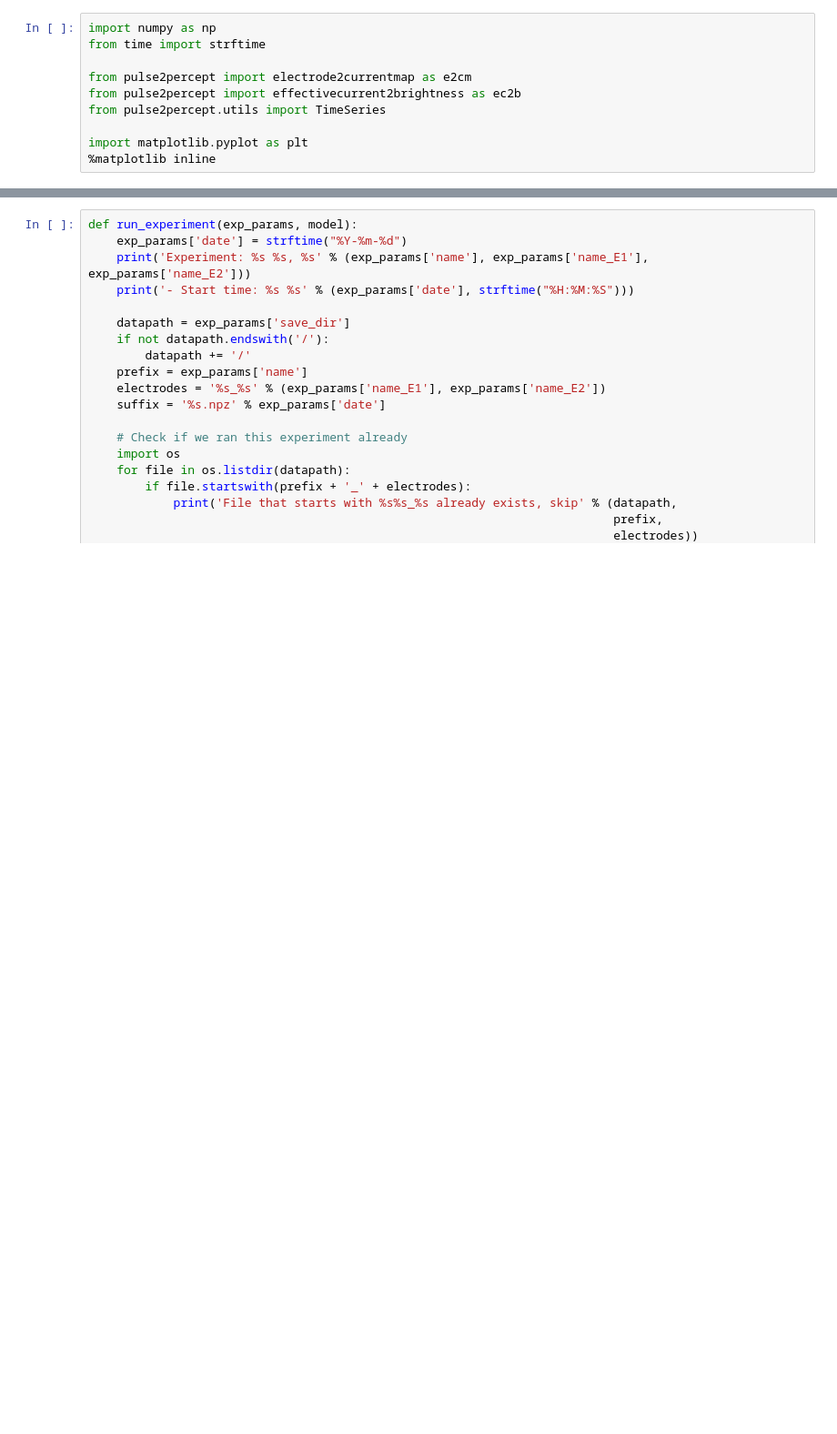
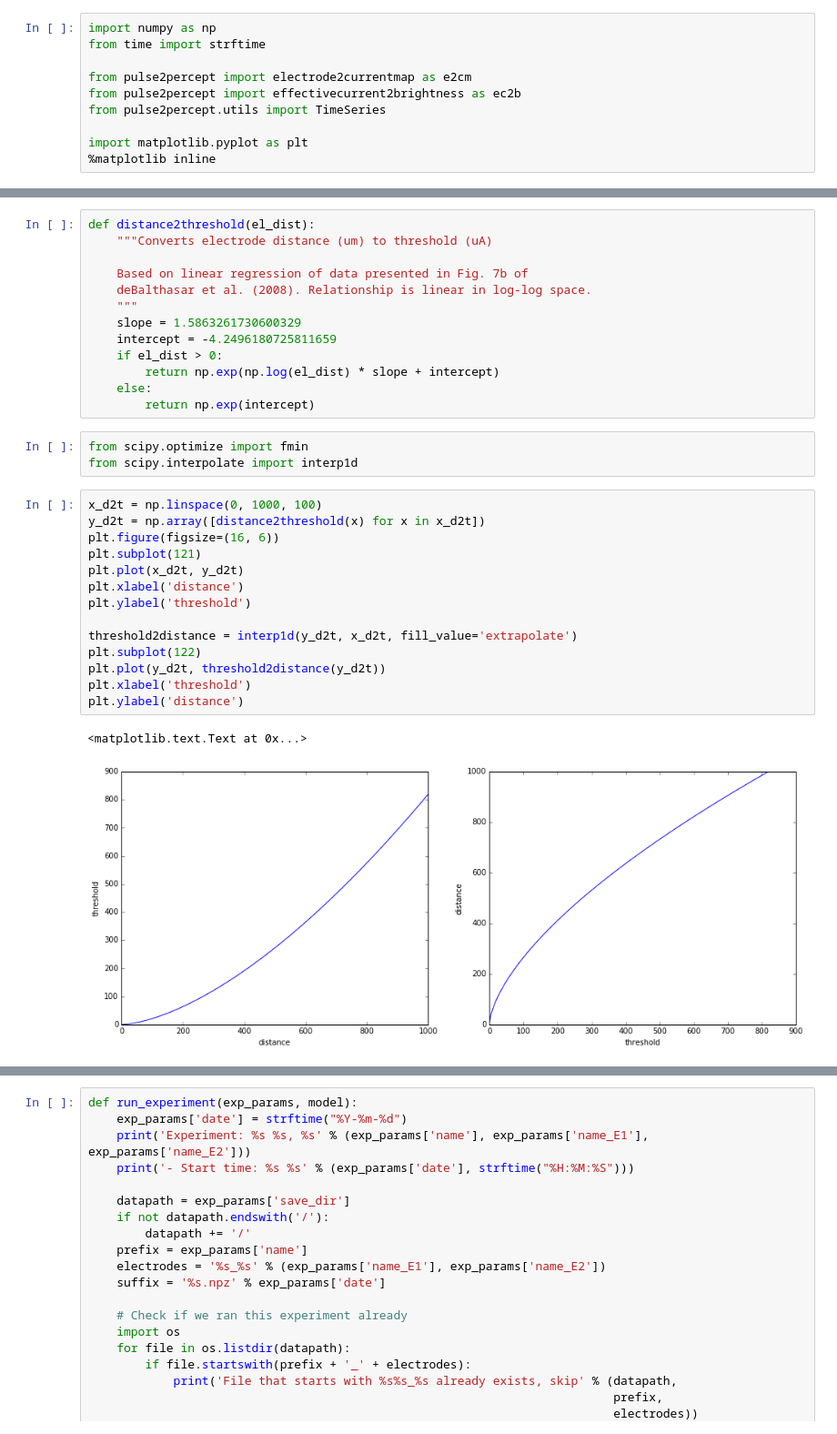
Before and after one commit to mbeyeler/pulse2percept, a Jupyter notebook: examples/notebooks/1.5-mb-exp-shape-run.ipynb, the cells around one changed output, grey strips where cells are left out. Shown at 91% size. Drawn from its saved outputs; the diff is of its cells as text; blank space fills up the shorter version.

```diff
--- a/examples/notebooks/1.5-mb-exp-shape-run.ipynb
+++ b/examples/notebooks/1.5-mb-exp-shape-run.ipynb
@@ -10,0 +46,33 @@ import matplotlib.pyplot as plt
+# %%
+def distance2threshold(el_dist):
+    """Converts electrode distance (um) to threshold (uA)
+
+    Based on linear regression of data presented in Fig. 7b of
+    deBalthasar et al. (2008). Relationship is linear in log-log space.
+    """
+    slope = 1.5863261730600329
+    intercept = -4.2496180725811659
+    if el_dist > 0:
+        return np.exp(np.log(el_dist) * slope + intercept)
+    else:
+        return np.exp(intercept)
+# %%
+from scipy.optimize import fmin
+from scipy.interpolate import interp1d
+# %%
+x_d2t = np.linspace(0, 1000, 100)
+y_d2t = np.array([distance2threshold(x) for x in x_d2t])
+plt.figure(figsize=(16, 6))
+plt.subplot(121)
+plt.plot(x_d2t, y_d2t)
+plt.xlabel('distance')
+plt.ylabel('threshold')
+
+threshold2distance = interp1d(y_d2t, x_d2t, fill_value='extrapolate')
+plt.subplot(122)
+plt.plot(y_d2t, threshold2distance(y_d2t))
+plt.xlabel('threshold')
+plt.ylabel('distance')
+# %% [output]
+<matplotlib.text.Text at 0x...>
+[figure, added]
```
Also changed, not shown: parts of 17 cells of this notebook, 4 other files.
